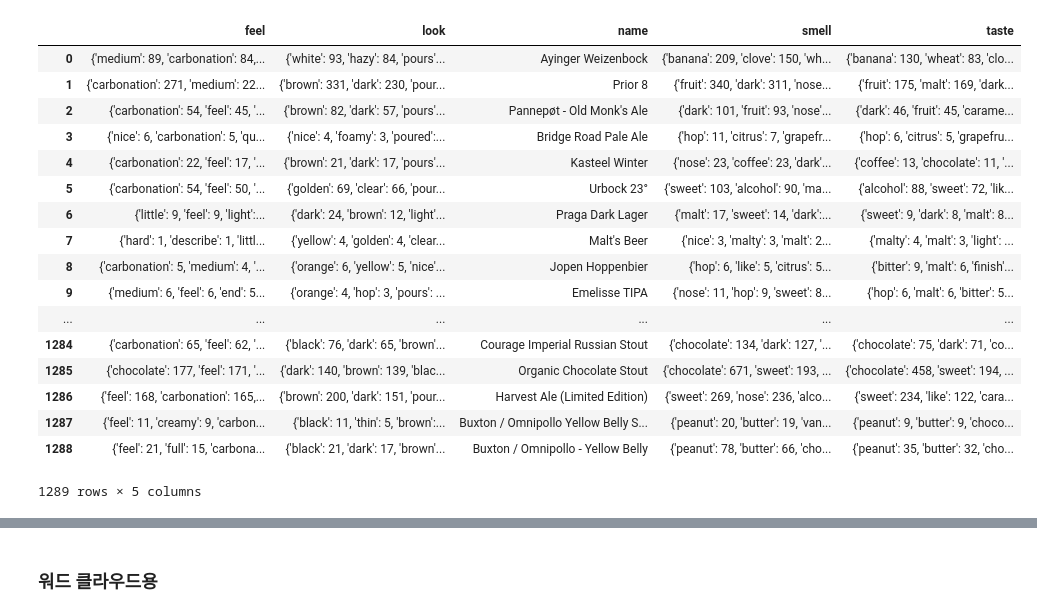
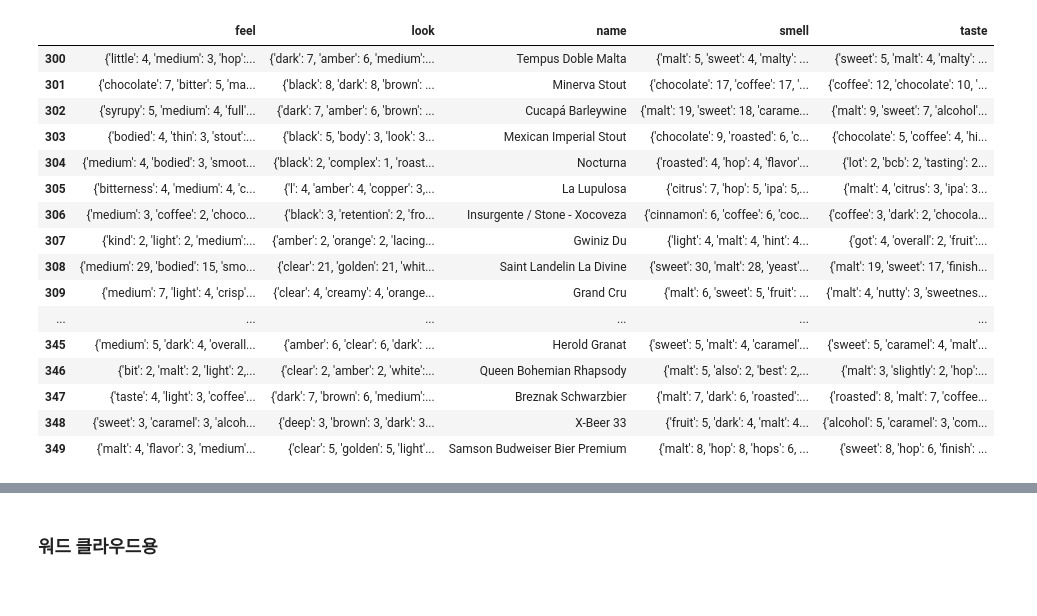
Before and after one commit to jhkang1517/multi-campus-beer-recommend, a Jupyter notebook: b3_sent_tag.ipynb, the cells around one changed output, grey strips where cells are left out. Drawn from its saved outputs; the diff is of its cells as text; code cells hidden in the pictures.

Commit message:
전처리 수정(feel,look 사전 구축후, 사전에 포함안된 단어들 제외함)

```diff
--- a/b3_sent_tag.ipynb
+++ b/b3_sent_tag.ipynb
@@ -1,6 +1,6 @@
 # %%
 import pandas as pd
-a = pd.read_csv('beer_sentence_v1.csv', index_col = 0)
+# a = pd.read_csv('beer_sentence_v1.csv', index_col = 0)
 # %%
 a['tag'] = ''
 taste = ['taste','t','tasting']
@@ -95,7 +95,7 @@ for idx, val in enumerate(a['name'].unique()):
     ### 필터링_look
     text_l = dict(Counter(look).most_common())
     stopwords_l= ["mouthfeel", "drink", "touch", "m", "beer",'mouth','weizenbock','taste','t','s','smell','a',
-            'color','head','appearance','finger','i','the']
+            'color','head','appearance','finger','i','the','pours','good','like','nice','well']
     for idx6 in stopwords_l:
         try:
             text_l.pop(idx6)
@@ -104,7 +104,7 @@ for idx, val in enumerate(a['name'].unique()):
     ### 필터링_smell
     text_s = dict(Counter(smell).most_common())
     stopwords_s= ["mouthfeel", "drink", "touch", "m", "beer",'mouth','weizenbock','taste','t','s','smell','a',
-                 'i','aroma','the']
+                 'i','aroma','the','good','like','nose','nice','well','much']
     for idx6 in stopwords_s:
         try:
             text_s.pop(idx6)
@@ -113,7 +113,7 @@ for idx, val in enumerate(a['name'].unique()):
     ### 필터링_taste
     text_t = dict(Counter(taste).most_common())
     stopwords_t= ["mouthfeel", "drink", "touch", "m", "beer",'mouth','weizenbock','taste','t','s','smell','a',
-            'color','head','i','j','l','the']
+            'color','head','i','j','l','the','good','like','taste','nice','booze','flavor','well']
     for idx6 in stopwords_t:
         try:
             text_t.pop(idx6)
@@ -122,7 +122,8 @@ for idx, val in enumerate(a['name'].unique()):
     ### 필터링_feel
     text_f = dict(Counter(feel).most_common())
     stopwords_f= ["mouthfeel", "drink", "touch", "m", "beer",'mouth','weizenbock','appearance','color'
-                  ,'a','head','like','finger','pours','i','the']
+                  ,'a','head','like','finger','pours','i','the','feel','carbonation','body','good','like',
+                  'nice','well']
     for idx6 in stopwords_f:
         try:
             text_f.pop(idx6)
@@ -160,21 +168,20 @@ namelist = pd.DataFrame(temp_list)
 # %%
-namelist
+namelist[300:350]
 # %% [output]
 |  | feel | look | name | smell | taste |
-| 0 | {'medium': 89, 'carbonation': 84,... | {'white': 93, 'hazy': 84, 'pours'... | Ayinger Weizenbock | {'banana': 209, 'clove': 150, 'wh... | {'banana': 130, 'wheat': 83, 'clo... |
-| 1 | {'carbonation': 271, 'medium': 22... | {'brown': 331, 'dark': 230, 'pour... | Prior 8 | {'fruit': 340, 'dark': 311, 'nose... | {'fruit': 175, 'malt': 169, 'dark... |
-| 2 | {'carbonation': 54, 'feel': 45, '... | {'brown': 82, 'dark': 57, 'pours'... | Pannepøt - Old Monk's Ale | {'dark': 101, 'fruit': 93, 'nose'... | {'dark': 46, 'fruit': 45, 'carame... |
-| 3 | {'nice': 6, 'carbonation': 5, 'qu... | {'nice': 4, 'foamy': 3, 'poured':... | Bridge Road Pale Ale | {'hop': 11, 'citrus': 7, 'grapefr... | {'hop': 6, 'citrus': 5, 'grapefru... |
-| 4 | {'carbonation': 22, 'feel': 17, '... | {'brown': 21, 'dark': 17, 'pours'... | Kasteel Winter | {'nose': 23, 'coffee': 23, 'dark'... | {'coffee': 13, 'chocolate': 11, '... |
-| 5 | {'carbonation': 54, 'feel': 50, '... | {'golden': 69, 'clear': 66, 'pour... | Urbock 23° | {'sweet': 103, 'alcohol': 90, 'ma... | {'alcohol': 88, 'sweet': 72, 'lik... |
-| 6 | {'little': 9, 'feel': 9, 'light':... | {'dark': 24, 'brown': 12, 'light'... | Praga Dark Lager | {'malt': 17, 'sweet': 14, 'dark':... | {'sweet': 9, 'dark': 8, 'malt': 8... |
-| 7 | {'hard': 1, 'describe': 1, 'littl... | {'yellow': 4, 'golden': 4, 'clear... | Malt's Beer | {'nice': 3, 'malty': 3, 'malt': 2... | {'malty': 4, 'malt': 3, 'light': ... |
-| 8 | {'carbonation': 5, 'medium': 4, '... | {'orange': 6, 'yellow': 5, 'nice'... | Jopen Hoppenbier | {'hop': 6, 'like': 5, 'citrus': 5... | {'bitter': 9, 'malt': 6, 'finish'... |
-| 9 | {'medium': 6, 'feel': 6, 'end': 5... | {'orange': 4, 'hop': 3, 'pours': ... | Emelisse TIPA | {'nose': 11, 'hop': 9, 'sweet': 8... | {'hop': 6, 'malt': 6, 'bitter': 5... |
+| 300 | {'little': 4, 'medium': 3, 'hop':... | {'dark': 7, 'amber': 6, 'medium':... | Tempus Doble Malta | {'malt': 5, 'sweet': 4, 'malty': ... | {'sweet': 5, 'malt': 4, 'malty': ... |
+| 301 | {'chocolate': 7, 'bitter': 5, 'ma... | {'black': 8, 'dark': 8, 'brown': ... | Minerva Stout | {'chocolate': 17, 'coffee': 17, '... | {'coffee': 12, 'chocolate': 10, '... |
+| 302 | {'syrupy': 5, 'medium': 4, 'full'... | {'dark': 7, 'amber': 6, 'brown': ... | Cucapá Barleywine | {'malt': 19, 'sweet': 18, 'carame... | {'malt': 9, 'sweet': 7, 'alcohol'... |
+| 303 | {'bodied': 4, 'thin': 3, 'stout':... | {'black': 5, 'body': 3, 'look': 3... | Mexican Imperial Stout | {'chocolate': 9, 'roasted': 6, 'c... | {'chocolate': 5, 'coffee': 4, 'hi... |
+| 304 | {'medium': 4, 'bodied': 3, 'smoot... | {'black': 2, 'complex': 1, 'roast... | Nocturna | {'roasted': 4, 'hop': 4, 'flavor'... | {'lot': 2, 'bcb': 2, 'tasting': 2... |
+| 305 | {'bitterness': 4, 'medium': 4, 'c... | {'l': 4, 'amber': 4, 'copper': 3,... | La Lupulosa | {'citrus': 7, 'hop': 5, 'ipa': 5,... | {'malt': 4, 'citrus': 3, 'ipa': 3... |
+| 306 | {'medium': 3, 'coffee': 2, 'choco... | {'black': 3, 'retention': 2, 'fro... | Insurgente / Stone - Xocoveza | {'cinnamon': 6, 'coffee': 6, 'coc... | {'coffee': 3, 'dark': 2, 'chocola... |
+| 307 | {'kind': 2, 'light': 2, 'medium':... | {'amber': 2, 'orange': 2, 'lacing... | Gwiniz Du | {'light': 4, 'malt': 4, 'hint': 4... | {'got': 4, 'overall': 2, 'fruit':... |
+| 308 | {'medium': 29, 'bodied': 15, 'smo... | {'clear': 21, 'golden': 21, 'whit... | Saint Landelin La Divine | {'sweet': 30, 'malt': 28, 'yeast'... | {'malt': 19, 'sweet': 17, 'finish... |
+| 309 | {'medium': 7, 'light': 4, 'crisp'... | {'clear': 4, 'creamy': 4, 'orange... | Grand Cru | {'malt': 6, 'sweet': 5, 'fruit': ... | {'malt': 4, 'nutty': 3, 'sweetnes... |
 | ... | ... | ... | ... | ... | ... |
-| 1284 | {'carbonation': 65, 'feel': 62, '... | {'black': 76, 'dark': 65, 'brown'... | Courage Imperial Russian Stout | {'chocolate': 134, 'dark': 127, '... | {'chocolate': 75, 'dark': 71, 'co... |
-| 1285 | {'chocolate': 177, 'feel': 171, '... | {'dark': 140, 'brown': 139, 'blac... | Organic Chocolate Stout | {'chocolate': 671, 'sweet': 193, ... | {'chocolate': 458, 'sweet': 194, ... |
-| 1286 | {'feel': 168, 'carbonation': 165,... | {'brown': 200, 'dark': 151, 'pour... | Harvest Ale (Limited Edition) | {'sweet': 269, 'nose': 236, 'alco... | {'sweet': 234, 'like': 122, 'cara... |
-| 1287 | {'feel': 11, 'creamy': 9, 'carbon... | {'black': 11, 'thin': 5, 'brown':... | Buxton / Omnipollo Yellow Belly S... | {'peanut': 20, 'butter': 19, 'van... | {'peanut': 9, 'butter': 9, 'choco... |
-| 1288 | {'feel': 21, 'full': 15, 'carbona... | {'black': 21, 'dark': 17, 'brown'... | Buxton / Omnipollo - Yellow Belly | {'peanut': 78, 'butter': 66, 'cho... | {'peanut': 35, 'butter': 32, 'cho... |
+| 345 | {'medium': 5, 'dark': 4, 'overall... | {'amber': 6, 'clear': 6, 'dark': ... | Herold Granat | {'sweet': 5, 'malt': 4, 'caramel'... | {'sweet': 5, 'caramel': 4, 'malt'... |
+| 346 | {'bit': 2, 'malt': 2, 'light': 2,... | {'clear': 2, 'amber': 2, 'white':... | Queen Bohemian Rhapsody | {'malt': 5, 'also': 2, 'best': 2,... | {'malt': 3, 'slightly': 2, 'hop':... |
+| 347 | {'taste': 4, 'light': 3, 'coffee'... | {'dark': 7, 'brown': 6, 'medium':... | Breznak Schwarzbier | {'malt': 7, 'dark': 6, 'roasted':... | {'roasted': 8, 'malt': 7, 'coffee... |
+| 348 | {'sweet': 3, 'caramel': 3, 'alcoh... | {'deep': 3, 'brown': 3, 'dark': 3... | X-Beer 33 | {'fruit': 5, 'dark': 4, 'malt': 4... | {'alcohol': 5, 'caramel': 3, 'com... |
+| 349 | {'malt': 4, 'flavor': 3, 'medium'... | {'clear': 5, 'golden': 5, 'light'... | Samson Budweiser Bier Premium | {'malt': 8, 'hop': 8, 'hops': 6, ... | {'sweet': 8, 'hop': 6, 'finish': ... |
-1289 rows × 5 columns
```
Also changed, not shown: parts of 5 cells of this notebook.
